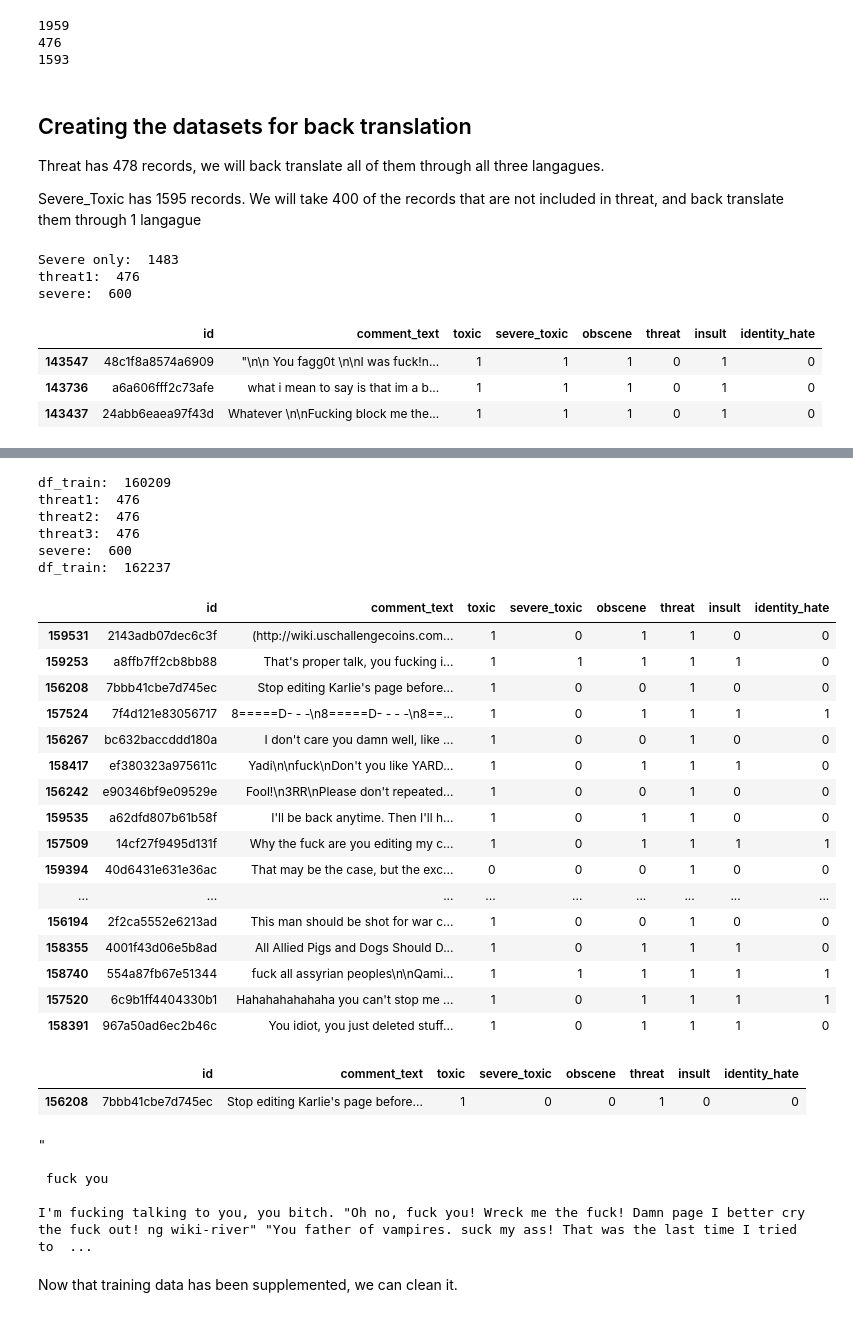
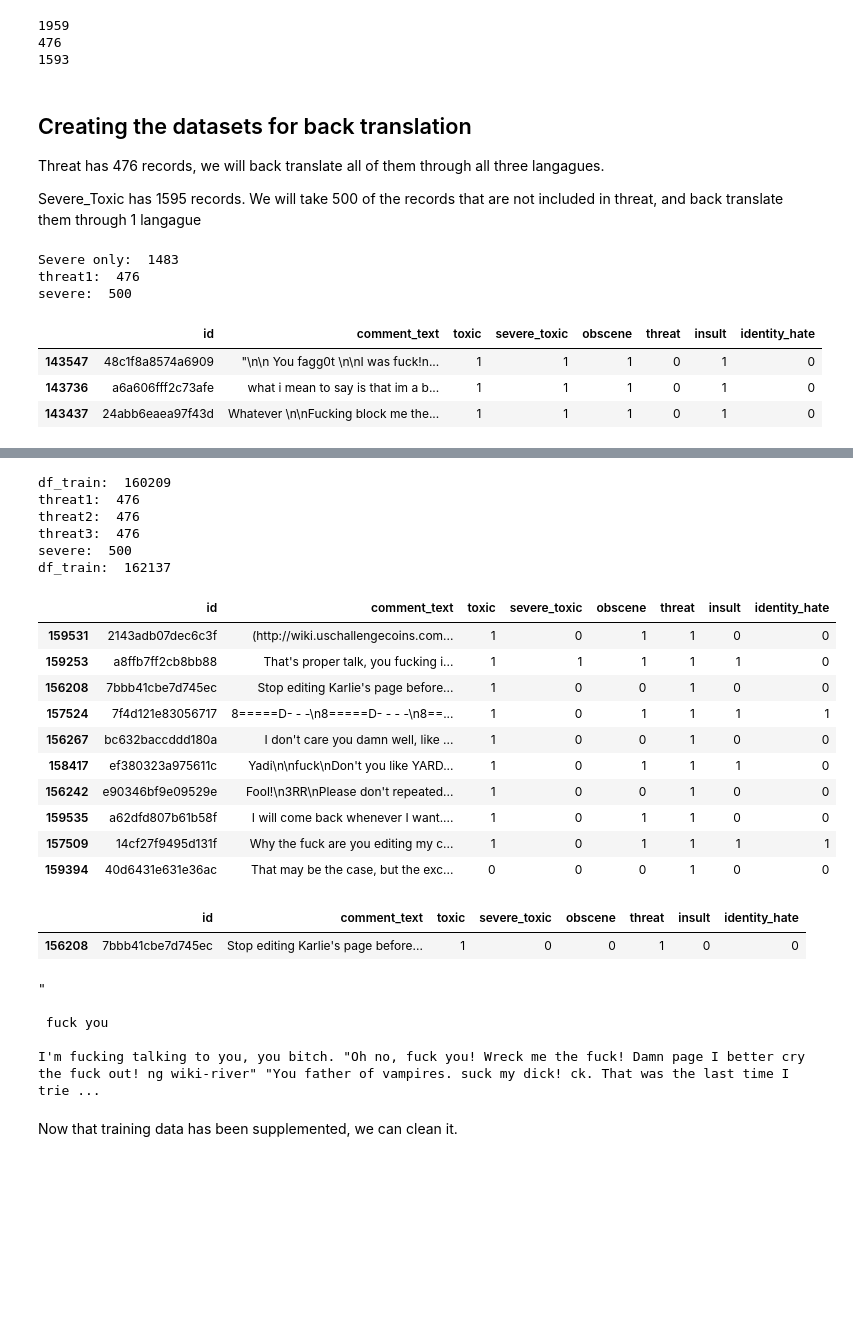
Before and after one commit to sreraku/NLP, a Jupyter notebook: code/Download_&_Process_Data.ipynb, the cells around one changed output, grey strips where cells are left out. Saved outputs shown, nothing was run; the diff lists cells and outputs as text; code cells hidden in the pictures; blank space fills up the shorter version.

```diff
--- a/code/Download_&_Process_Data.ipynb
+++ b/code/Download_&_Process_Data.ipynb
@@ -208,4 +208,5 @@ if add_toxigen_for_identity_hate:
   #TG_annotations = load_dataset("skg/toxigen-data", name="annotated", use_auth_token=True) # Human study
 
   TG = pd.DataFrame(TG_data["train"]) # Toxigen is stored in the train split of a huggingface dataset
-  TG.head()
+  TG = TG[TG.prompt_label == 1.0] # Keeps only records that are toxic
+  display (TG.head())
@@ -403,9 +426,9 @@ print (len(df_train[df_train['severe_toxic'] == 1]))
 # %% [markdown]
 ## Creating the datasets for back translation
 
-Threat has 478 records, we will back translate all of them through all three langagues.
+Threat has 476 records, we will back translate all of them through all three langagues.
 
-Severe_Toxic has 1595 records.  We will take 400 of the records that are not included in threat, and back translate them through 1 langague
+Severe_Toxic has 1595 records.  We will take 500 of the records that are not included in threat, and back translate them through 1 langague
 # %%
 if add_back_translation:
 
@@ -418,7 +441,7 @@ if add_back_translation:
   print ('Severe only:  ' + str(len(severe)))
 
   #  Only take 400
-  severe = severe.sample(n=600, random_state=1)
+  severe = severe.sample(n=500, random_state=1)
 
   print ('threat1:  ' + str(threat1.shape[0]))
   print ('severe:  ' + str(severe.shape[0]))
@@ -427,7 +450,7 @@ if add_back_translation:
 # %% [output]
 Severe only:  1483
 threat1:  476
-severe:  600
+severe:  500
 |  | id | comment_text | toxic | severe_toxic | obscene | threat | insult | identity_hate |
 | 143547 | 48c1f8a8574a6909 | "\n\n You fagg0t \n\nI was fuck!n... | 1 | 1 | 1 | 0 | 1 | 0 |
 | 143736 | a6a606fff2c73afe | what i mean to say is that im a b... | 1 | 1 | 1 | 0 | 1 | 0 |
@@ -468,41 +491,35 @@ df_train:  160209
 threat1:  476
 threat2:  476
 threat3:  476
-severe:  600
-df_train:  162237
+severe:  500
+df_train:  162137
 # %%
 #  Check that back translation worked.
 
 if add_back_translation:
-  display (threat1.sample(n=50, random_state=1))
+  display (threat1.sample(n=10, random_state=1))
 
   display (threat1[threat1['id']=='7bbb41cbe7d745ec'])
   print (severe.iloc[0]['comment_text'])
 # %% [output]
 |  | id | comment_text | toxic | severe_toxic | obscene | threat | insult | identity_hate |
 | 159531 | 2143adb07dec6c3f | (http://wiki.uschallengecoins.com... | 1 | 0 | 1 | 1 | 0 | 0 |
 | 159253 | a8ffb7ff2cb8bb88 | That's proper talk, you fucking i... | 1 | 1 | 1 | 1 | 1 | 0 |
 | 156208 | 7bbb41cbe7d745ec | Stop editing Karlie's page before... | 1 | 0 | 0 | 1 | 0 | 0 |
 | 157524 | 7f4d121e83056717 | 8=====D- - -\n8=====D- - - -\n8==... | 1 | 0 | 1 | 1 | 1 | 1 |
 | 156267 | bc632baccddd180a | I don't care you damn well, like ... | 1 | 0 | 0 | 1 | 0 | 0 |
 | 158417 | ef380323a975611c | Yadi\n\nfuck\nDon't you like YARD... | 1 | 0 | 1 | 1 | 1 | 0 |
 | 156242 | e90346bf9e09529e | Fool!\n3RR\nPlease don't repeated... | 1 | 0 | 0 | 1 | 0 | 0 |
-| 159535 | a62dfd807b61b58f | I'll be back anytime. Then I'll h... | 1 | 0 | 1 | 1 | 0 | 0 |
+| 159535 | a62dfd807b61b58f | I will come back whenever I want.... | 1 | 0 | 1 | 1 | 0 | 0 |
 | 157509 | 14cf27f9495d131f | Why the fuck are you editing my c... | 1 | 0 | 1 | 1 | 1 | 1 |
 | 159394 | 40d6431e631e36ac | That may be the case, but the exc... | 0 | 0 | 0 | 1 | 0 | 0 |
-| ... | ... | ... | ... | ... | ... | ... | ... | ... |
-| 156194 | 2f2ca5552e6213ad | This man should be shot for war c... | 1 | 0 | 0 | 1 | 0 | 0 |
-| 158355 | 4001f43d06e5b8ad | All Allied Pigs and Dogs Should D... | 1 | 0 | 1 | 1 | 1 | 0 |
-| 158740 | 554a87fb67e51344 | fuck all assyrian peoples\n\nQami... | 1 | 1 | 1 | 1 | 1 | 1 |
-| 157520 | 6c9b1ff4404330b1 | Hahahahahahaha you can't stop me ... | 1 | 0 | 1 | 1 | 1 | 1 |
-| 158391 | 967a50ad6ec2b46c | You idiot, you just deleted stuff... | 1 | 0 | 1 | 1 | 1 | 0 |
 |  | id | comment_text | toxic | severe_toxic | obscene | threat | insult | identity_hate |
 | 156208 | 7bbb41cbe7d745ec | Stop editing Karlie's page before... | 1 | 0 | 0 | 1 | 0 | 0 |
 "
 
  fuck you
 
-I'm fucking talking to you, you bitch. "Oh no, fuck you! Wreck me the fuck! Damn page I better cry the fuck out! ng wiki-river" "You father of vampires. suck my ass! That was the last time I tried to  ...
+I'm fucking talking to you, you bitch. "Oh no, fuck you! Wreck me the fuck! Damn page I better cry the fuck out! ng wiki-river" "You father of vampires. suck my dick! ck. That was the last time I trie ...
 # %% [markdown]
 Now that training data has been supplemented, we can clean it.
 # %%
```
Also changed, not shown: parts of 15 cells of this notebook.
